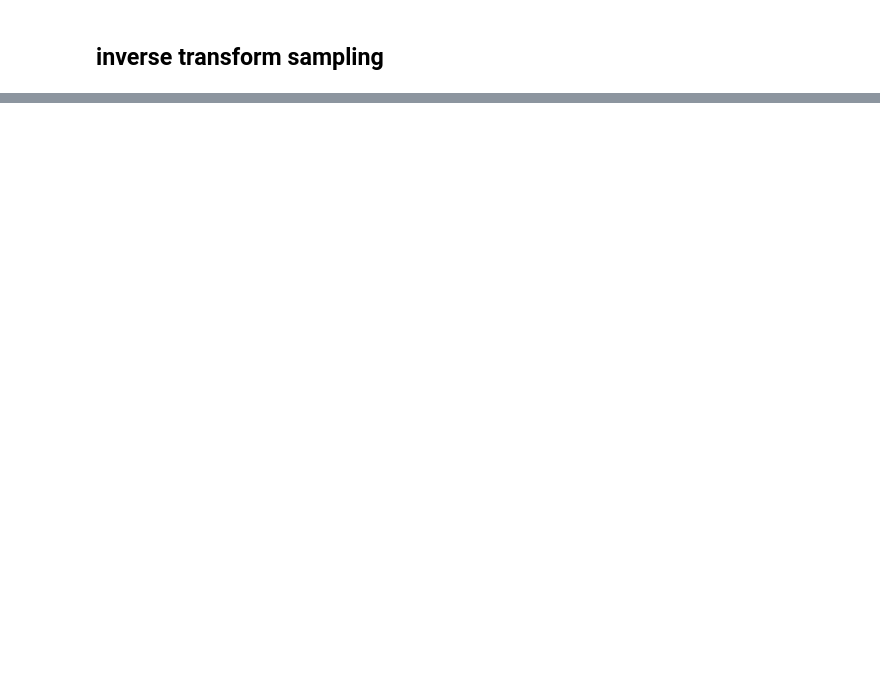
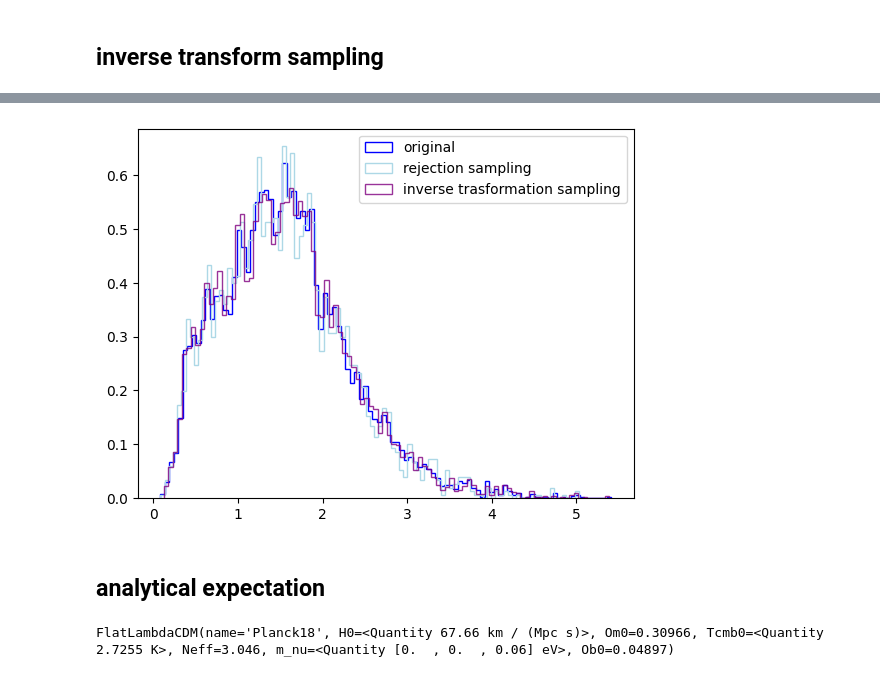
Before and after one commit to malvibellotti/astrostatistics_bicocca_2024, a Jupyter notebook: working/lecture_4_SDSS.ipynb, the cells around one changed output, grey strips where cells are left out. Cells and saved outputs as stored; diff of their text form; code cells hidden in the pictures; blank space fills up the shorter version.

```diff
--- a/working/lecture_4_SDSS.ipynb
+++ b/working/lecture_4_SDSS.ipynb
@@ -181,0 +180,18 @@ samples = inverse_cdf(u)
+# %%
+plt.hist(z, bins=100, density=True, histtype='step', alpha=1, color = "blue", label= "original")
+
+plt.hist(selected_x, bins=100, density=True, histtype='step', alpha=1, color = "lightblue", label = "rejection sampling")
+plt.hist(samples, bins=100, density=True, histtype='step', alpha=0.8, color= "purple", label= "inverse trasformation sampling")
+
+plt.legend()
+plt.show()
+# %% [output]
+[figure, added]
+# %% [markdown]
+## analytical expectation
+# %%
+# cosmological model:
+import astropy
+astropy.cosmology.Planck18
+# %% [output]
+FlatLambdaCDM(name='Planck18', H0=<Quantity 67.66 km / (Mpc s)>, Om0=0.30966, Tcmb0=<Quantity 2.7255 K>, Neff=3.046, m_nu=<Quantity [0.  , 0.  , 0.06] eV>, Ob0=0.04897)
```
Also changed, not shown: parts of 6 cells of this notebook.
